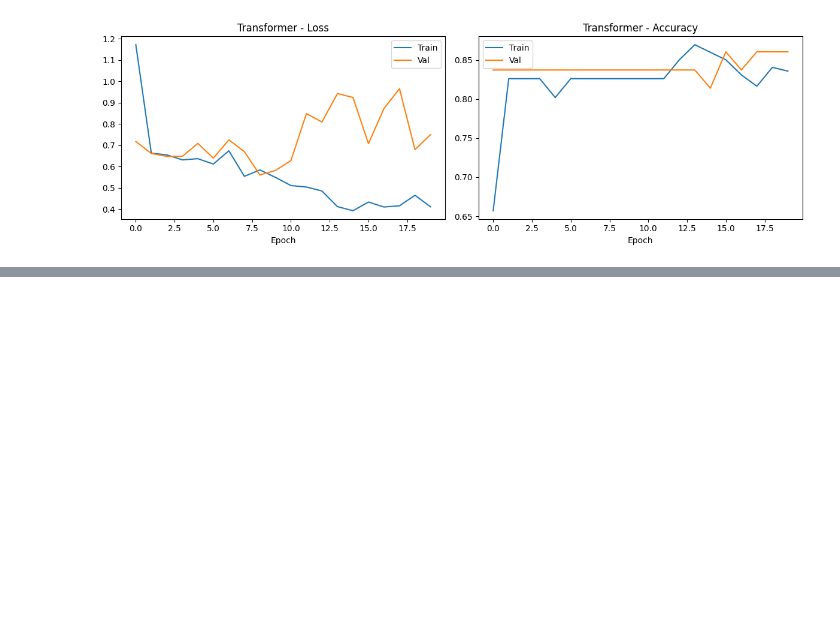
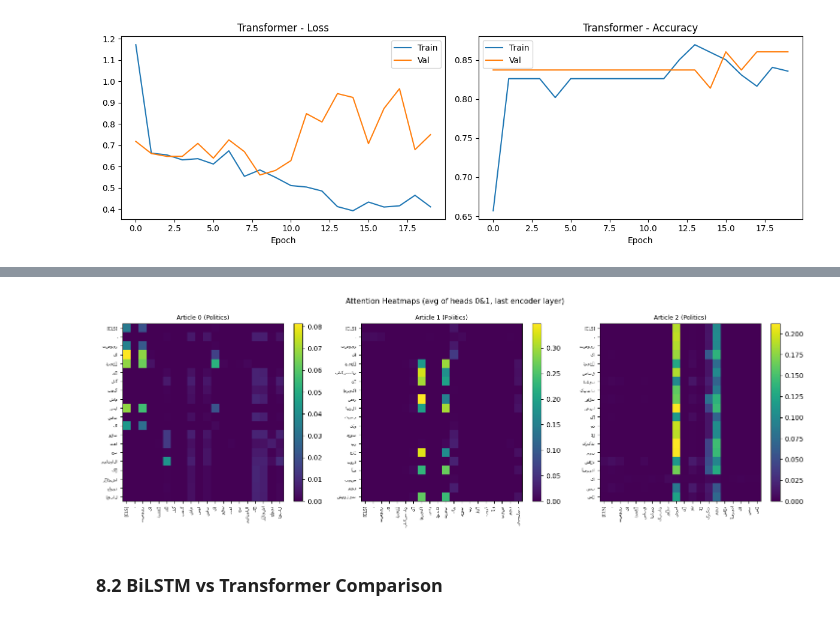
Before and after one commit to abeer-fatima47/i23-2643-NLP-Assignment2, a Jupyter notebook: i23-2643_Assignment2_DS-A.ipynb, the cells around one changed output, grey strips where cells are left out. Saved outputs shown, nothing was run; the diff lists cells and outputs as text; code cells hidden in the pictures; blank space fills up the shorter version.

```diff
--- a/i23-2643_Assignment2_DS-A.ipynb
+++ b/i23-2643_Assignment2_DS-A.ipynb
@@ -2166,0 +2212,34 @@ plt.show()
+# %%
+
+# Attention heatmaps for 3 correctly classified articles
+correct_idxs = [i for i, (p, g) in enumerate(zip(all_preds_tr, all_gold_tr)) if p == g][:3]
+
+fig, axes = plt.subplots(1, 3, figsize=(15, 5))
+for plot_i, sample_i in enumerate(correct_idxs):
+    X_s = torch.tensor(Xte[sample_i], dtype=torch.long).unsqueeze(0).to(device)
+    with torch.no_grad():
+        _, enc_out = transformer(X_s)
+        # Get attention from last encoder layer
+        attn = transformer.layers[-1].attn.last_attn  # (1, h, T+1, T+1)
+
+    # Average heads 0 and 1 (first 2)
+    avg_attn = attn[0, :2].mean(0).cpu().numpy()  # (T+1, T+1)
+
+    # Show only first 20 tokens for readability
+    show = min(20, avg_attn.shape[0])
+    tokens_shown = ['[CLS]'] + [idx2word.get(Xte[sample_i][j], '<UNK>') for j in range(show-1)]
+
+    ax = axes[plot_i]
+    im = ax.imshow(avg_attn[:show, :show], cmap='viridis', aspect='auto')
+    ax.set_xticks(range(show)); ax.set_xticklabels(tokens_shown, rotation=90, fontsize=6)
+    ax.set_yticks(range(show)); ax.set_yticklabels(tokens_shown, fontsize=6)
+    ax.set_title(f"Article {sample_i} ({cat_names[yte[sample_i]+1]})", fontsize=9)
+    plt.colorbar(im, ax=ax)
+
+plt.suptitle('Attention Heatmaps (avg of heads 0&1, last encoder layer)', fontsize=11)
+plt.tight_layout()
+plt.show()
+# %% [output]
+[figure, added]
+# %% [markdown]
+### **8.2 BiLSTM vs Transformer Comparison**
```
Also changed, not shown: parts of 4 cells of this notebook.
